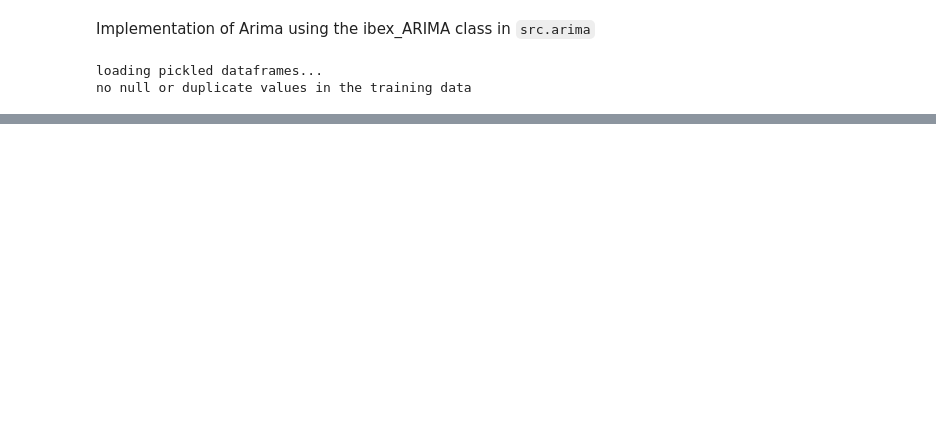
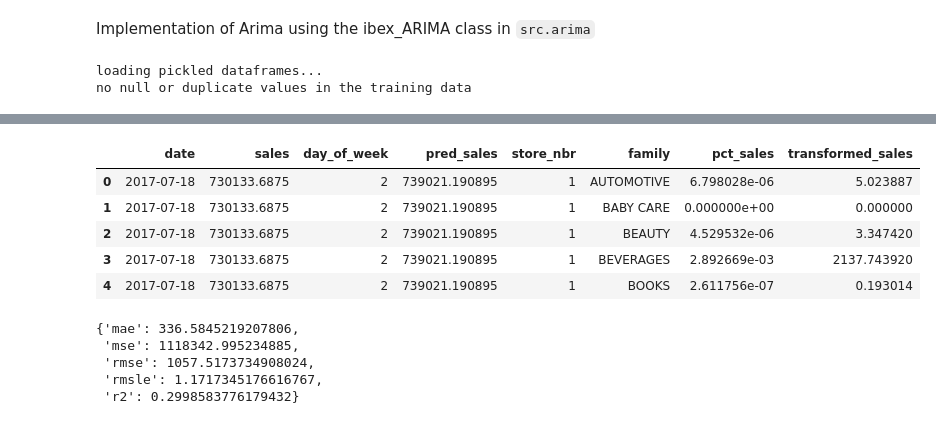
Before and after one commit to ds-ibex/kaggle-store-sales, a Jupyter notebook: notebooks/2.2.1-gr-arima.ipynb, the cells around one changed output, grey strips where cells are left out. Drawn from its saved outputs; the diff is of its cells as text; code cells hidden in the pictures; blank space fills up the shorter version.

```diff
--- a/notebooks/2.2.1-gr-arima.ipynb
+++ b/notebooks/2.2.1-gr-arima.ipynb
@@ -69,0 +103,21 @@ basic_arima.evaluate(validation=validation)
+# %%
+importlib.reload(src.model_evaluation)
+from src.model_evaluation import transform_daily_sales_predictions
+
+val = transform_daily_sales_predictions(val, train)
+val.head()
+# %% [output]
+|  | date | sales | day_of_week | pred_sales | store_nbr | family | pct_sales | transformed_sales |
+| 0 | 2017-07-18 | 730133.6875 | 2 | 739021.190895 | 1 | AUTOMOTIVE | 6.798028e-06 | 5.023887 |
+| 1 | 2017-07-18 | 730133.6875 | 2 | 739021.190895 | 1 | BABY CARE | 0.000000e+00 | 0.000000 |
+| 2 | 2017-07-18 | 730133.6875 | 2 | 739021.190895 | 1 | BEAUTY | 4.529532e-06 | 3.347420 |
+| 3 | 2017-07-18 | 730133.6875 | 2 | 739021.190895 | 1 | BEVERAGES | 2.892669e-03 | 2137.743920 |
+| 4 | 2017-07-18 | 730133.6875 | 2 | 739021.190895 | 1 | BOOKS | 2.611756e-07 | 0.193014 |
+# %%
+model_eval_pipeline(validation['sales'], a['transformed_pred_sales'])
+# %% [output]
+{'mae': 336.5845219207806,
+ 'mse': 1118342.995234885,
+ 'rmse': 1057.5173734908024,
+ 'rmsle': 1.1717345176616767,
+ 'r2': 0.2998583776179432}
```
Also changed, not shown: parts of 10 cells of this notebook, 1 other file.
